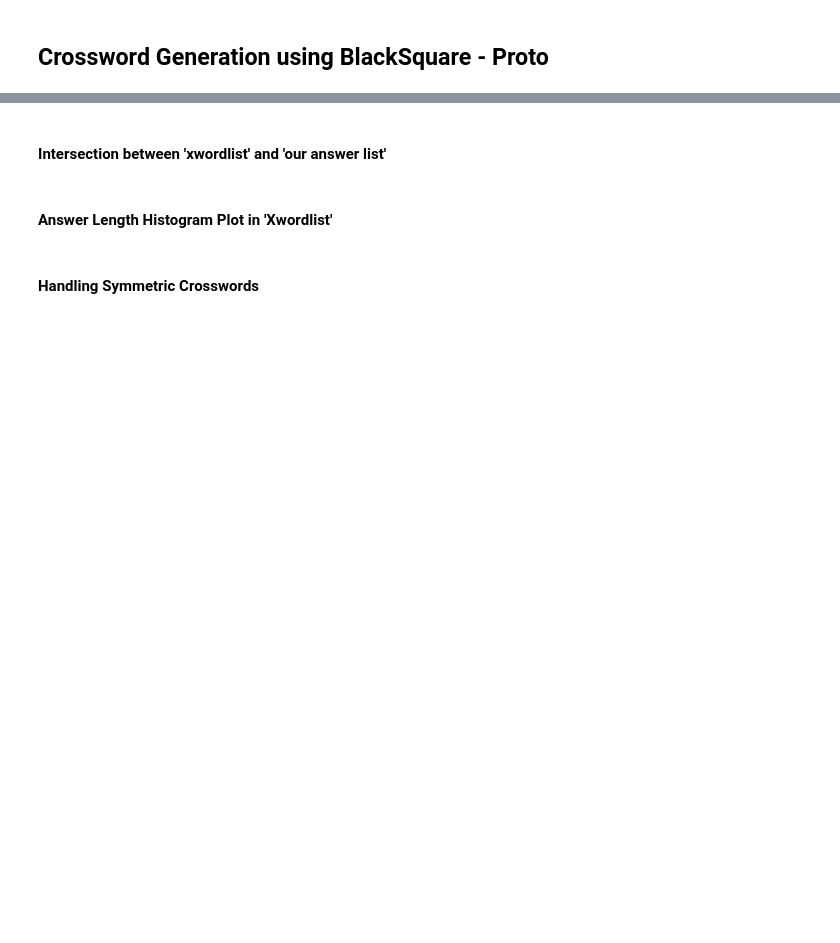
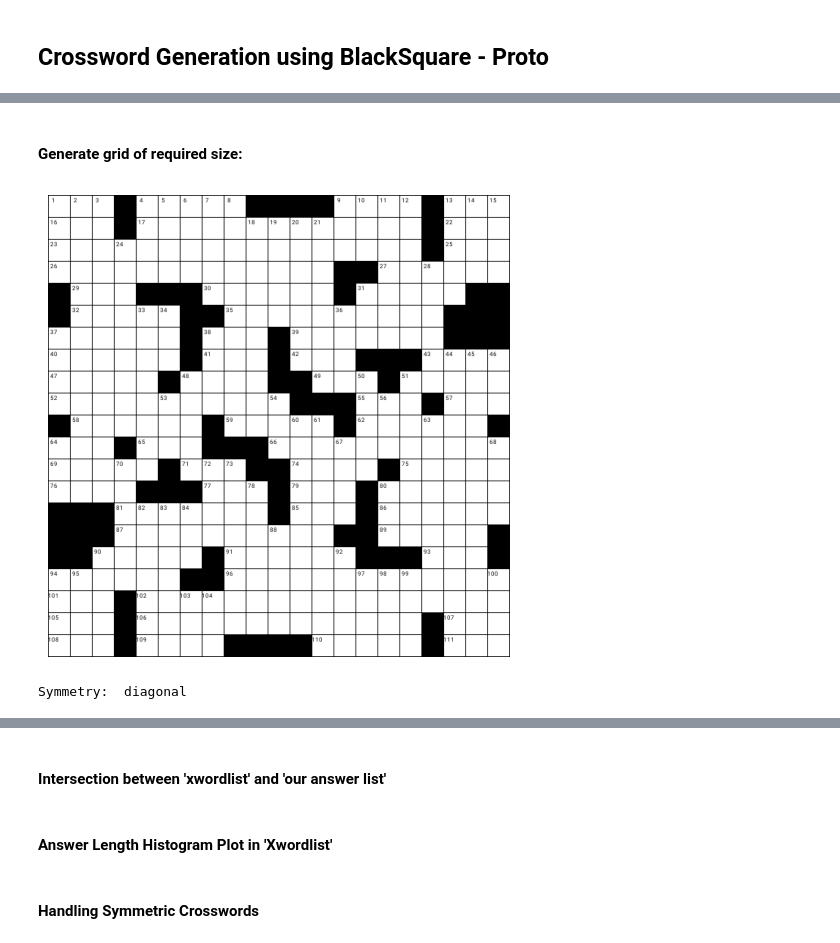
Before and after one commit to prajeshshrestha/Crossword-Generator, a Jupyter notebook: Crossword Generation - Modified Depth Search with Beam Search Algorithm.ipynb, the cells around one changed output, grey strips where cells are left out. Cells and saved outputs as stored; diff of their text form; code cells hidden in the pictures; blank space fills up the shorter version.

Commit message:
british-style crosswords: grid numbering

```diff
--- a/Crossword Generation - Modified Depth Search with Beam Search Algorithm.ipynb
+++ b/Crossword Generation - Modified Depth Search with Beam Search Algorithm.ipynb
@@ -35,0 +16,26 @@ xw.fill()
+# %% [markdown]
+#### Generate grid of required size:
+# %%
+config = {
+    'grid_size': 21,
+    'black_factor': 5,
+    'display_grid': True,
+    'temperature_randomness': 1.0
+}
+
+SYMMETRY_SETTING = {
+    'diagonal': Symmetry.ROTATIONAL,
+    'horizontal': Symmetry.HORIZONTAL,
+    'vertical': Symmetry.VERTICAL
+}
+# %%
+generated_grid_data, symmetry_info = generate_grid(config['grid_size'], b_factor = config['black_factor'], display_grid = config['display_grid'])
+
+# get the black-cell positions for the crossword generation
+row, col = generated_grid_data['size']['rows'], generated_grid_data['size']['cols']
+grid_2d = [generated_grid_data['grid'][i:i+col] for i in range(0, len(generated_grid_data['grid']), col)]
+
+print("Symmetry: ", symmetry_info)
+# %% [output]
+[figure, added]
+Symmetry:  diagonal
```
Also changed, not shown: parts of 6 cells of this notebook, 33 other files.
